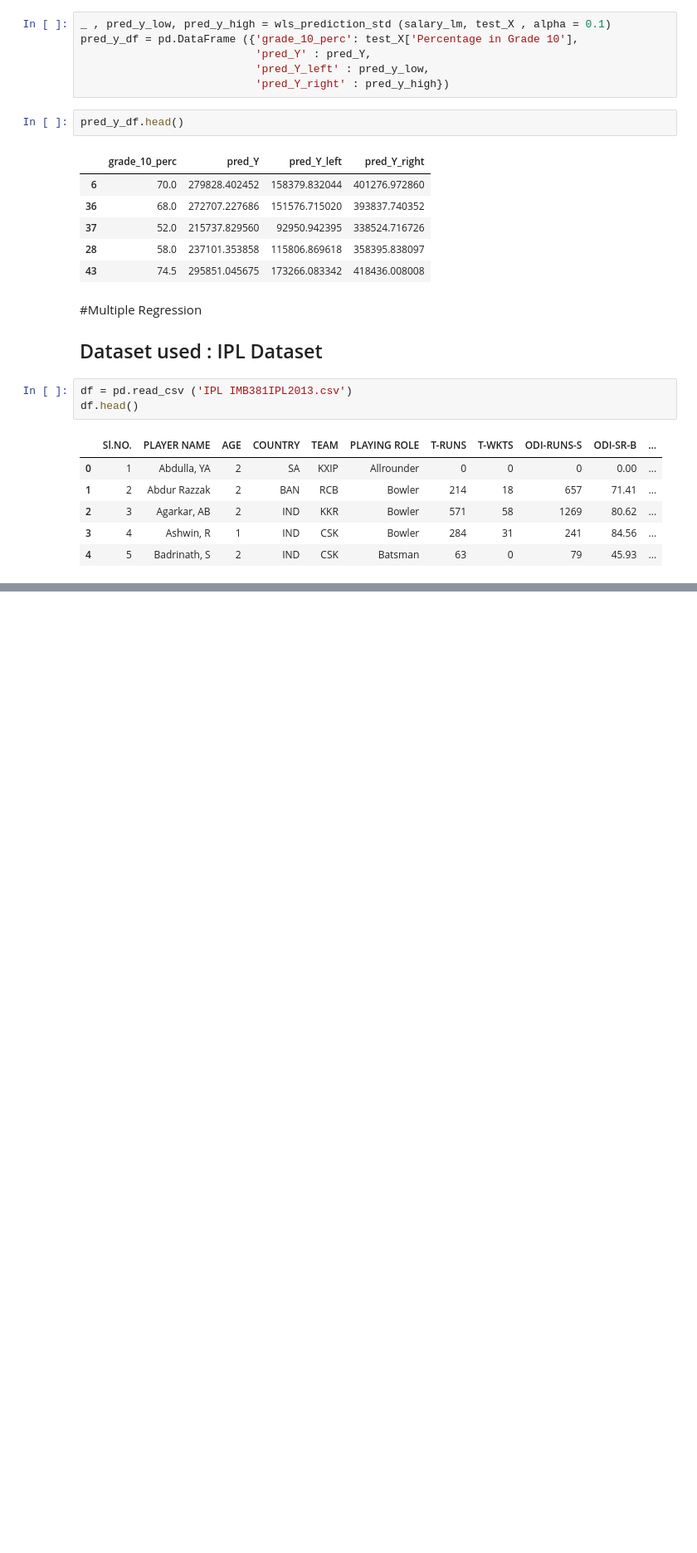
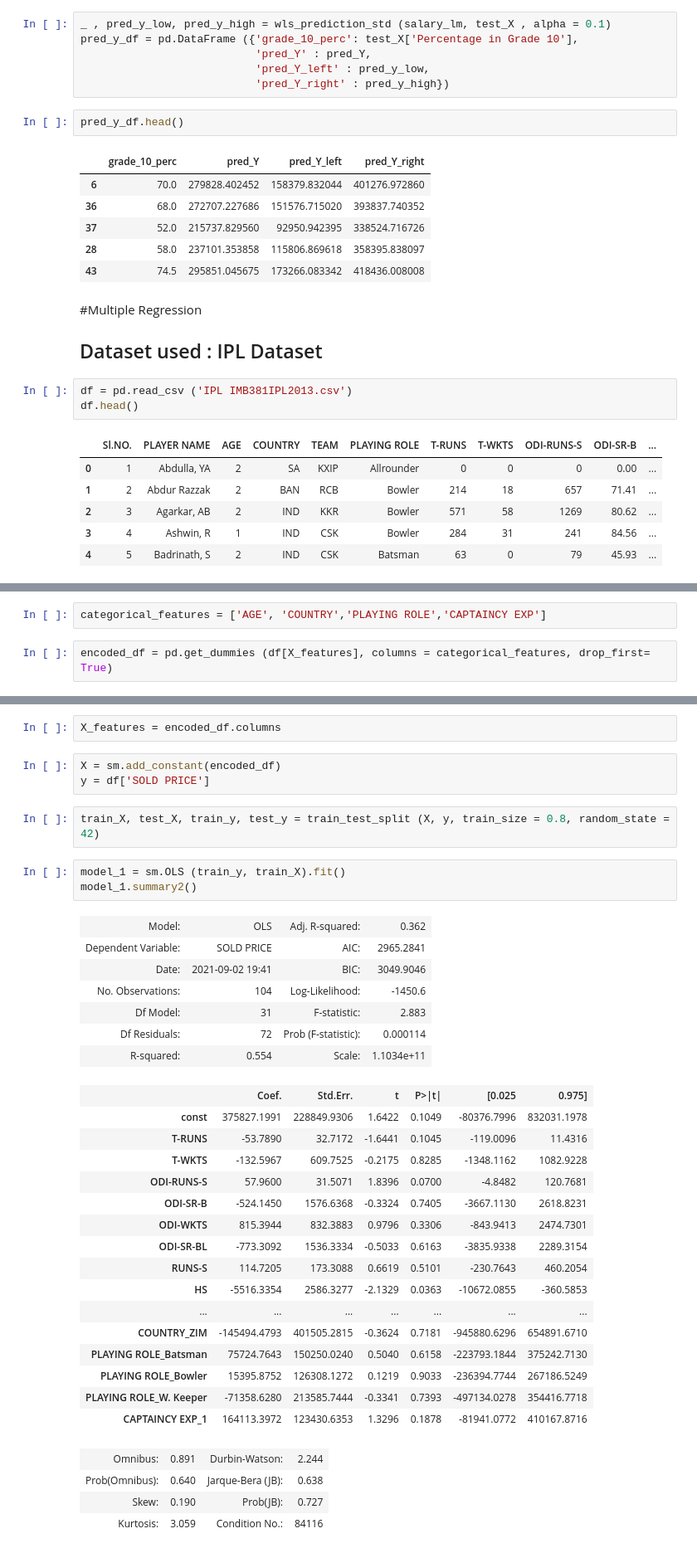
Before and after one commit to sayak0809/WileyPractise, a Jupyter notebook: Linear_Regression_(Wiley).ipynb, the cells around one changed output, grey strips where cells are left out. Shown at 83% size. Drawn from its saved outputs; the diff is of its cells as text; blank space fills up the shorter version.

```diff
--- a/Linear_Regression_(Wiley).ipynb
+++ b/Linear_Regression_(Wiley).ipynb
@@ -137,0 +187,4 @@ df.head()
+# %%
+categorical_features = ['AGE', 'COUNTRY','PLAYING ROLE','CAPTAINCY EXP']
+# %%
+encoded_df = pd.get_dummies (df[X_features], columns = categorical_features, drop_first= True)
@@ -137,0 +201,38 @@ df.head()
+# %%
+X_features = encoded_df.columns
+# %%
+X = sm.add_constant(encoded_df)
+y = df['SOLD PRICE']
+# %%
+train_X, test_X, train_y, test_y = train_test_split (X, y, train_size = 0.8, random_state = 42)
+# %%
+model_1 = sm.OLS (train_y, train_X).fit()
+model_1.summary2()
+# %% [output]
+| Model: | OLS | Adj. R-squared: | 0.362 |
+| Dependent Variable: | SOLD PRICE | AIC: | 2965.2841 |
+| Date: | 2021-09-02 19:41 | BIC: | 3049.9046 |
+| No. Observations: | 104 | Log-Likelihood: | -1450.6 |
+| Df Model: | 31 | F-statistic: | 2.883 |
+| Df Residuals: | 72 | Prob (F-statistic): | 0.000114 |
+| R-squared: | 0.554 | Scale: | 1.1034e+11 |
+|  | Coef. | Std.Err. | t | P>|t| | [0.025 | 0.975] |
+| const | 375827.1991 | 228849.9306 | 1.6422 | 0.1049 | -80376.7996 | 832031.1978 |
+| T-RUNS | -53.7890 | 32.7172 | -1.6441 | 0.1045 | -119.0096 | 11.4316 |
+| T-WKTS | -132.5967 | 609.7525 | -0.2175 | 0.8285 | -1348.1162 | 1082.9228 |
+| ODI-RUNS-S | 57.9600 | 31.5071 | 1.8396 | 0.0700 | -4.8482 | 120.7681 |
+| ODI-SR-B | -524.1450 | 1576.6368 | -0.3324 | 0.7405 | -3667.1130 | 2618.8231 |
+| ODI-WKTS | 815.3944 | 832.3883 | 0.9796 | 0.3306 | -843.9413 | 2474.7301 |
+| ODI-SR-BL | -773.3092 | 1536.3334 | -0.5033 | 0.6163 | -3835.9338 | 2289.3154 |
+| RUNS-S | 114.7205 | 173.3088 | 0.6619 | 0.5101 | -230.7643 | 460.2054 |
+| HS | -5516.3354 | 2586.3277 | -2.1329 | 0.0363 | -10672.0855 | -360.5853 |
+| ... | ... | ... | ... | ... | ... | ... |
+| COUNTRY_ZIM | -145494.4793 | 401505.2815 | -0.3624 | 0.7181 | -945880.6296 | 654891.6710 |
+| PLAYING ROLE_Batsman | 75724.7643 | 150250.0240 | 0.5040 | 0.6158 | -223793.1844 | 375242.7130 |
+| PLAYING ROLE_Bowler | 15395.8752 | 126308.1272 | 0.1219 | 0.9033 | -236394.7744 | 267186.5249 |
+| PLAYING ROLE_W. Keeper | -71358.6280 | 213585.7444 | -0.3341 | 0.7393 | -497134.0278 | 354416.7718 |
+| CAPTAINCY EXP_1 | 164113.3972 | 123430.6353 | 1.3296 | 0.1878 | -81941.0772 | 410167.8716 |
+| Omnibus: | 0.891 | Durbin-Watson: | 2.244 |
+| Prob(Omnibus): | 0.640 | Jarque-Bera (JB): | 0.638 |
+| Skew: | 0.190 | Prob(JB): | 0.727 |
+| Kurtosis: | 3.059 | Condition No.: | 84116 |
```
Also changed, not shown: parts of 18 cells of this notebook.
